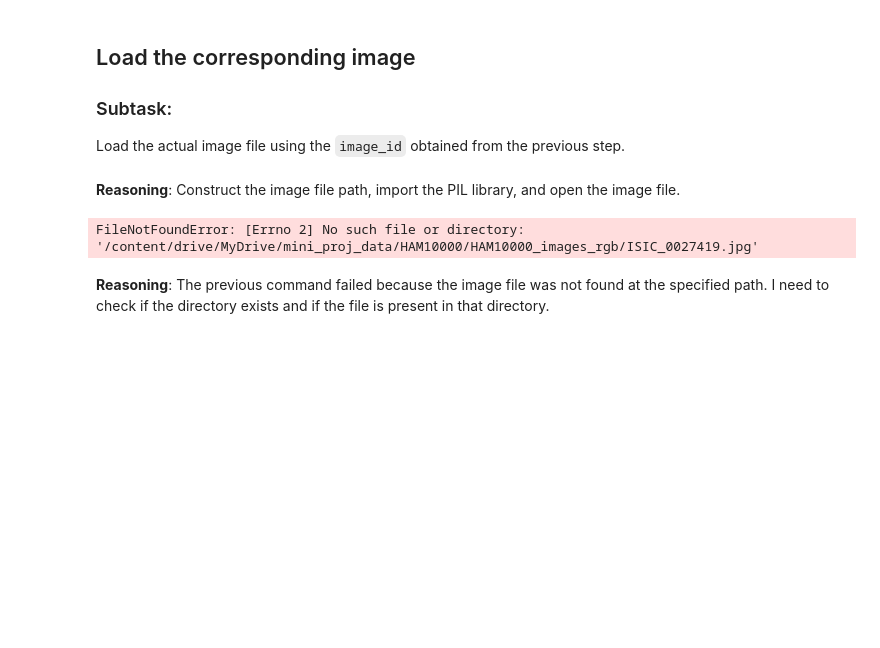
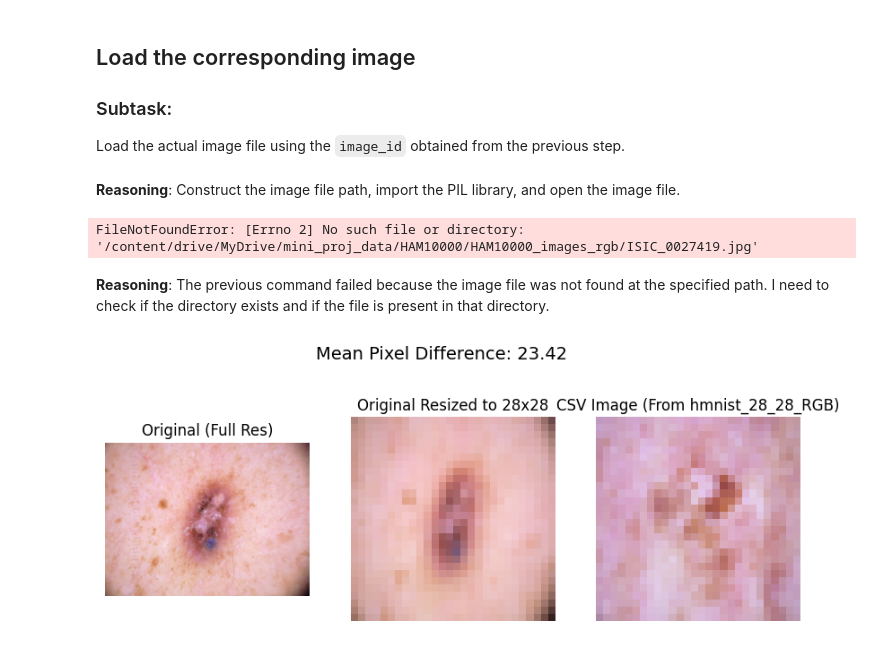
Before and after one commit to SKD151105/Skin-Cancer-Classification, a Jupyter notebook: model-inference_V1/check_consipracy.ipynb, the cells around one changed output. Saved outputs shown, nothing was run; the diff lists cells and outputs as text; code cells hidden in the pictures; blank space fills up the shorter version.

```diff
--- a/model-inference_V1/check_consipracy.ipynb
+++ b/model-inference_V1/check_consipracy.ipynb
@@ -136,3 +136,63 @@ else:
     else:
         img = PIL.Image.open(image_path)
         print(f"Image file found and opened: {image_path}")
+# %%
+import pandas as pd
+import numpy as np
+import matplotlib.pyplot as plt
+from skimage.io import imread
+from skimage.transform import resize
+import os
+
+# Paths
+csv_path = '/content/drive/MyDrive/mini_proj_data/HAM10000/hmnist_28_28_RGB.csv'
+image_dir = '/content/drive/MyDrive/mini_proj_data/HAM10000/HAM10000_images_part_1'
+meta_path = '/content/drive/MyDrive/mini_proj_data/HAM10000/HAM10000_metadata.csv'
+
+# Load CSV and metadata
+df = pd.read_csv(csv_path)
+meta = pd.read_csv(meta_path)
+
+# Pick any image index (e.g., 0)
+idx = 0
+
+# Extract pixel vector and reshape to 28x28x3
+pixels = df.iloc[idx, :-1].values  # exclude label column
+img_csv = pixels.reshape(28, 28, 3).astype(np.uint8)
+
+# Find the corresponding original image (same lesion type for visual check)
+# We'll just randomly pick the first image of that label type
+label = df.iloc[idx, -1]
+sample_image_id = meta[meta['dx'] == meta['dx'].unique()[label]]['image_id'].iloc[0]
+img_path = os.path.join(image_dir, f"{sample_image_id}.jpg")
+
+# Load and resize the original image
+img_orig = imread(img_path)
+img_resized = resize(img_orig, (28, 28))
+img_resized = (img_resized * 255).astype(np.uint8)
+
+# Calculate absolute difference
+diff = np.abs(img_resized.astype(np.int16) - img_csv.astype(np.int16))
+mean_diff = np.mean(diff)
+
+# Show results
+plt.figure(figsize=(10, 4))
+plt.subplot(1, 3, 1)
+plt.imshow(img_orig)
+plt.title("Original (Full Res)")
+plt.axis("off")
+
+plt.subplot(1, 3, 2)
+plt.imshow(img_resized)
+plt.title("Original Resized to 28x28")
+plt.axis("off")
+
+plt.subplot(1, 3, 3)
+plt.imshow(img_csv)
+plt.title("CSV Image (From hmnist_28_28_RGB)")
+plt.axis("off")
+
+plt.suptitle(f"Mean Pixel Difference: {mean_diff:.2f}", fontsize=14)
+plt.show()
+# %% [output]
+[figure, added]
```
